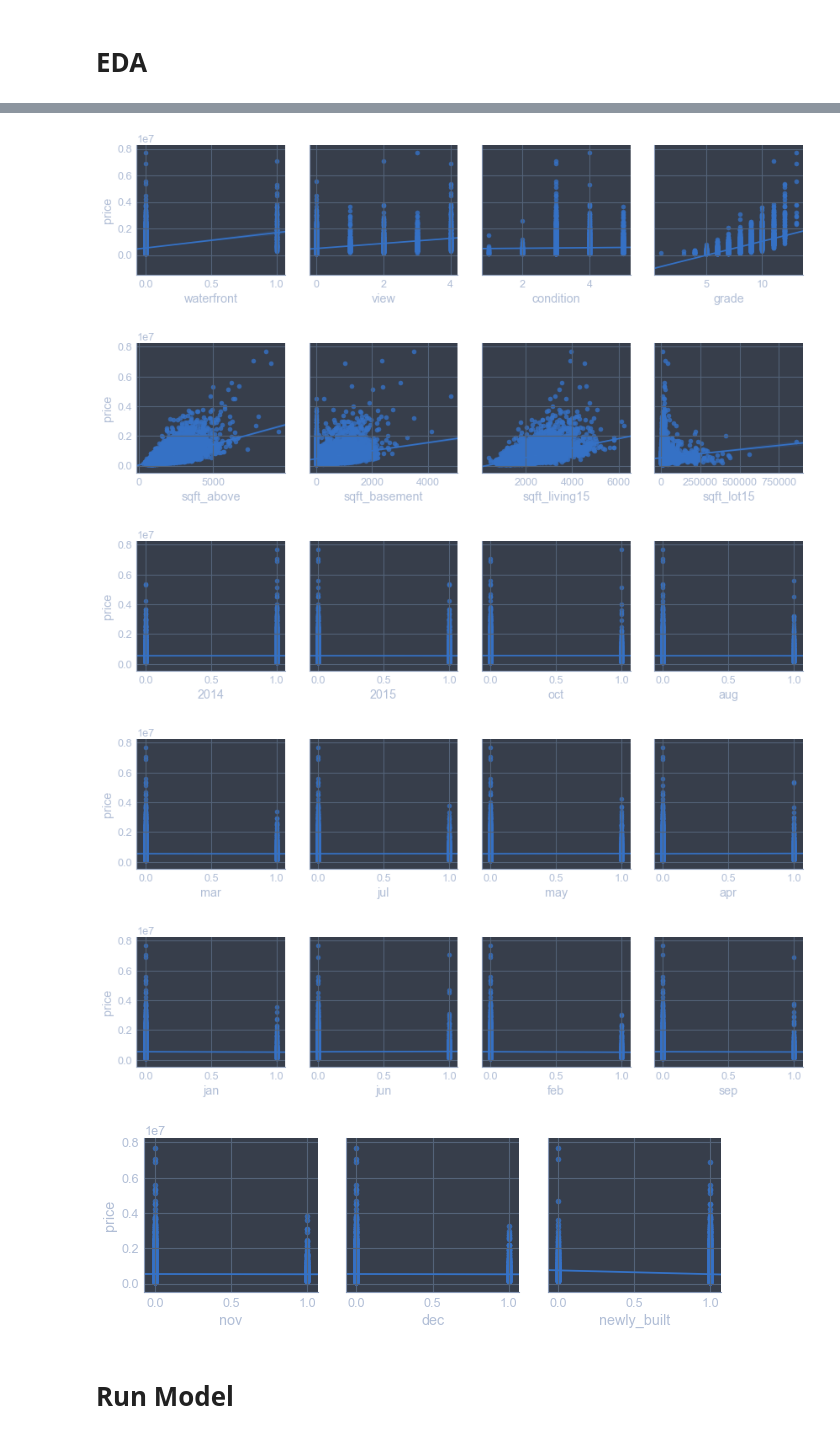
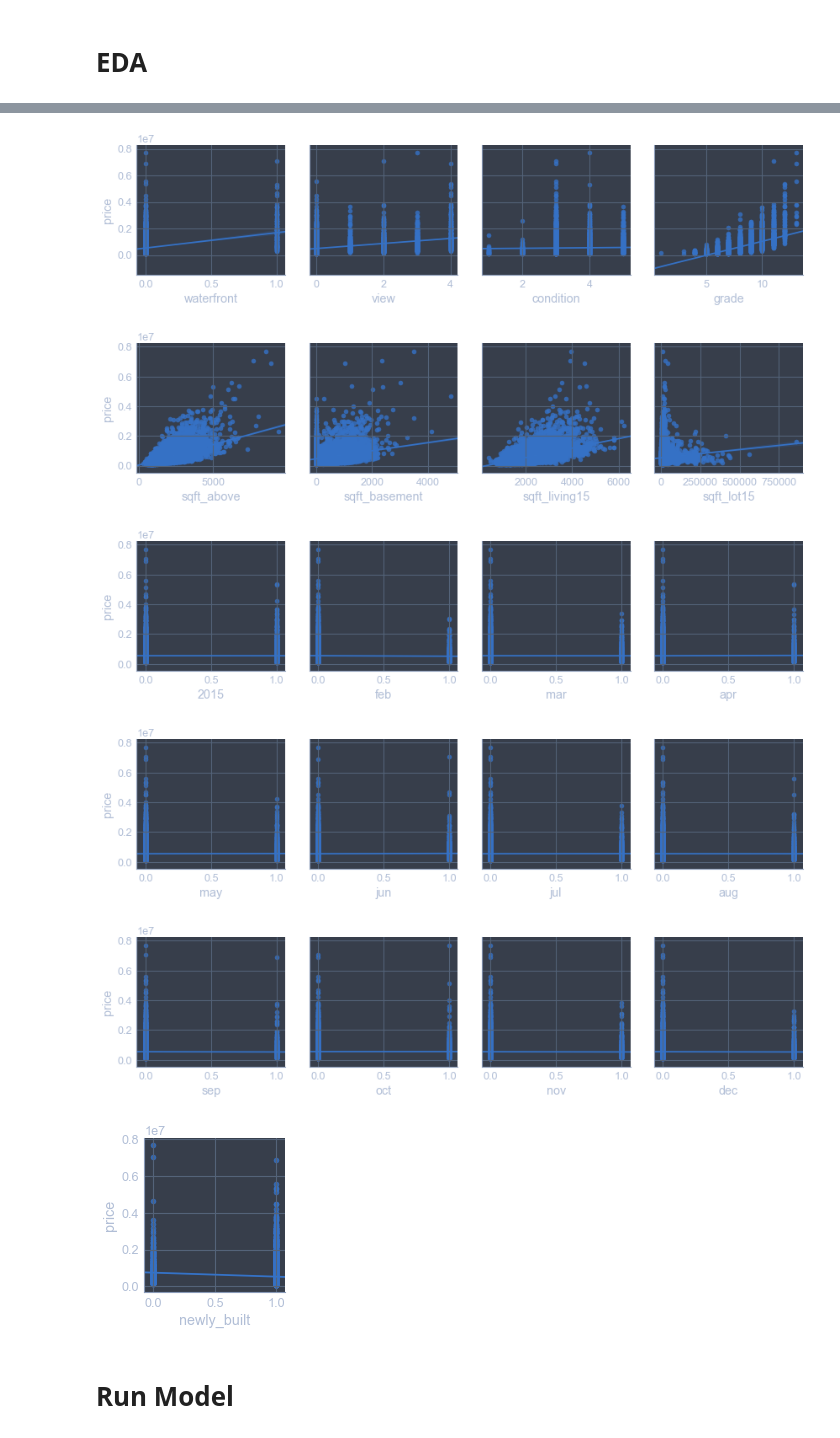
Before and after one commit to EricB10/housing-prices-regression-project, a Jupyter notebook: eric_notebook.ipynb, the cells around one changed output, grey strips where cells are left out. Drawn from its saved outputs; the diff is of its cells as text; code cells hidden in the pictures.

Commit message:
dummy cols, handle outliers

```diff
--- a/eric_notebook.ipynb
+++ b/eric_notebook.ipynb
@@ -27,0 +38,8 @@ Index(['Unnamed: 0', 'id', 'date', 'price', 'bedrooms', 'bathrooms',
+# %%
+# Create year dummy variables for training dataframe
+train_df['year'] = train_df['date'].apply(lambda x: int(x[0:4]))
+d_years = pd.get_dummies(train_df['year'], drop_first=True)
+train_df = pd.concat([train_df, d_years], axis=1)
+train_df.drop('year', axis=1, inplace=True)
+
+train_df.keys()
@@ -39,0 +66,13 @@ set_years(test_df)
+# %%
+# Create month dummy variables for training dataframe
+months = {1:'jan', 2:'feb', 3:'mar', 4:'apr', 5:'may', 6:'jun',
+          7:'jul', 8:'aug', 9:'sep', 10:'oct', 11:'nov', 12:'dec'}
+train_df['month'] = train_df['date'].apply(lambda x: int(x[4:6]))
+d_months = pd.get_dummies(train_df['month'], drop_first=True)
+for key in d_months.keys():
+    if key in months.keys():
+        d_months.rename({key : months[key]}, axis=1, inplace=True)
+train_df = pd.concat([train_df, d_months], axis=1)
+train_df.drop('month', axis=1, inplace=True)
+
+train_df.keys()
@@ -89,16 +156,17 @@ bathrooms_trans(test_df)
 # %%
 # Function to create features list
 def set_features(df):
+    ignore = ['Unnamed: 0', 'id', 'price', 'date', 'yr_built', 'yr_renovated',
+              'zipcode', 'lat', 'long', 'sqft_living']
     features = list(df.keys())
-    remove = ['Unnamed: 0', 'id', 'price', 'date', 'yr_built',
-              'yr_renovated', 'zipcode', 'lat', 'long', 'sqft_living']
-    for f in remove:
-        features.remove(f)
+    for feature in ignore:
+        if feature in features:
+            features.remove(feature)
     return features
 
 # Create features list for dataframes
 train_features = set_features(train_df)
-#test_features = set_features(test_df)
+holdout_features = set_features(holdout_df)
 # %% [markdown]
 # EDA
 # %%
@@ -109,21 +177,20 @@ print(train_features)
 # %%
 # Function to create feature pplots
 def pplot_features(df, features):
     pp_rows = [features[i:i+4] for i in range(0, len(features), 4)]
     for row in pp_rows:
-        pp = sns.pairplot(data=df, y_vars=['price'],
-                          x_vars=row, kind="reg", height=3)
+        pp = sns.pairplot(data=df, y_vars=['price'], x_vars=row, kind='reg', height=3)
     return None
 
 # Create feature pplots for training df
 pplot_features(train_df, train_features)
 # %% [output]
 [figure]
 [figure]
 [figure]
-[figure, old version]
+[figure, new version]
-[figure, old version]
+[figure, new version]
-[figure, old version]
+[figure, new version]
-[figure, old version]
+[figure, new version]
 # %% [markdown]
 # Run Model
```
Also changed, not shown: parts of 23 cells of this notebook, 1 other file.
